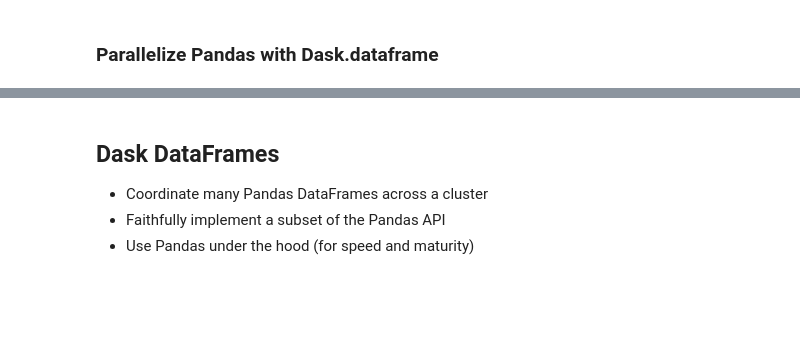
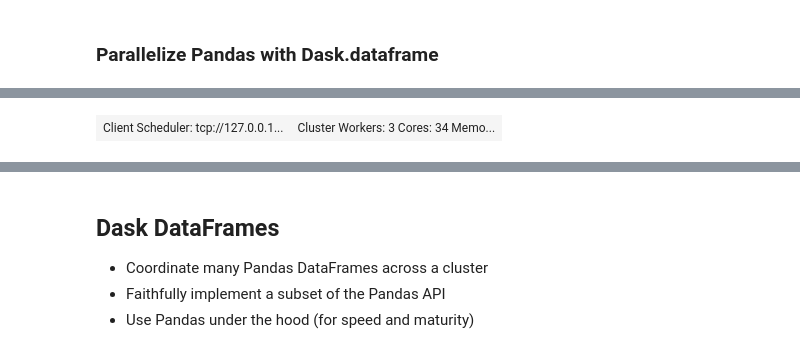
Before and after one commit to ephes/data_science_tutorial, a Jupyter notebook: notebooks/dask/05-nyc-taxi.ipynb, the cells around one changed output, grey strips where cells are left out. Cells and saved outputs as stored; diff of their text form; code cells hidden in the pictures; blank space fills up the shorter version.

```diff
--- a/notebooks/dask/05-nyc-taxi.ipynb
+++ b/notebooks/dask/05-nyc-taxi.ipynb
@@ -64,3 +119,7 @@ client
+# %%
+client.restart()
+# %% [output]
+| Client Scheduler: tcp://127.0.0.1... | Cluster Workers: 3 Cores: 34 Memo... |
 # %%
 import dask.dataframe as dd
 
```
Also changed, not shown: parts of 20 cells of this notebook, 6 other files.
